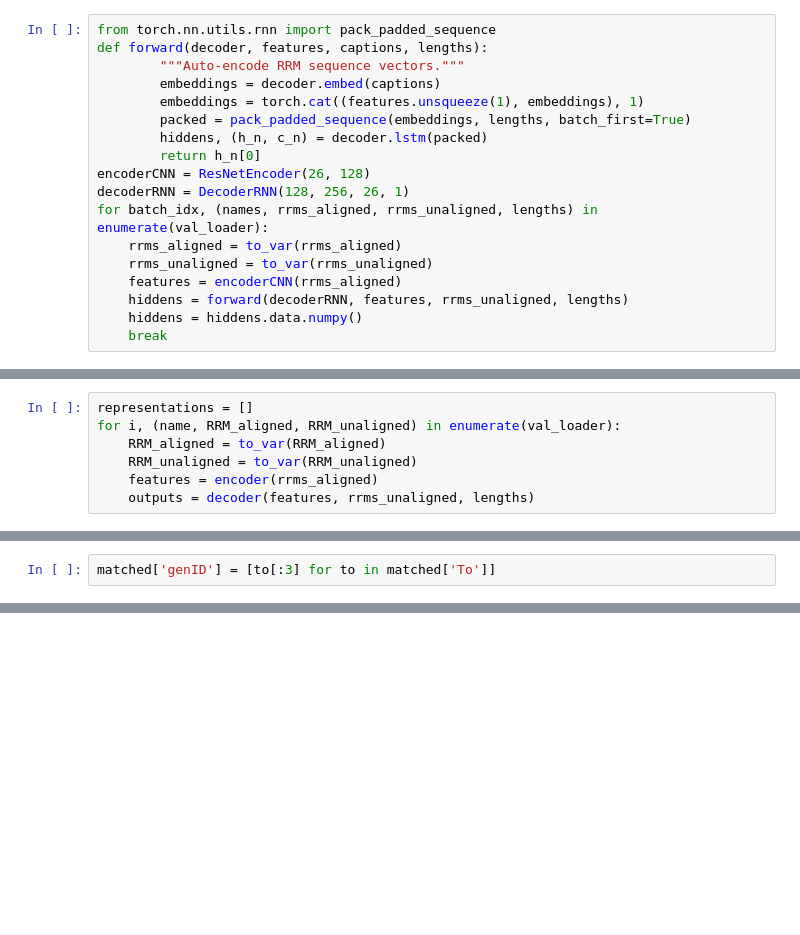
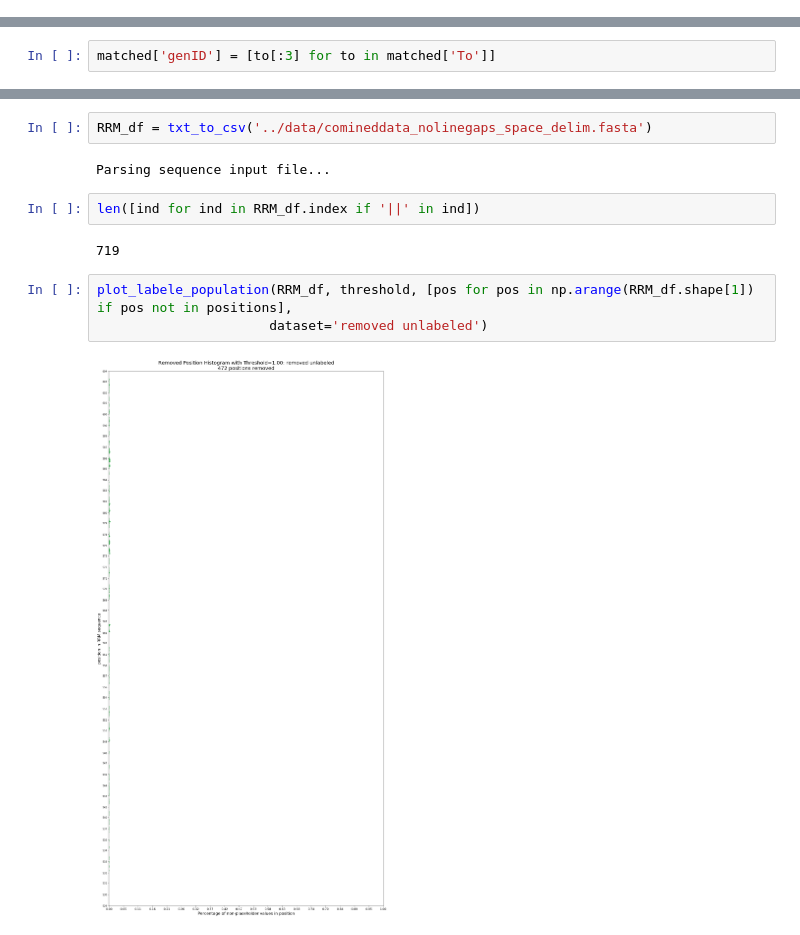
Before and after one commit to ostwind/ProteinLatentRep, a Jupyter notebook: CNN_LSTM/CNN_LSTM_tSNE.ipynb, the cells around one changed output, grey strips where cells are left out. Saved outputs shown, nothing was run; the diff lists cells and outputs as text; blank space fills up the shorter version.

```diff
--- a/CNN_LSTM/CNN_LSTM_tSNE.ipynb
+++ b/CNN_LSTM/CNN_LSTM_tSNE.ipynb
@@ -23,18 +0,0 @@ val_loader = DataLoader(val_loader, batch_size=4,
-# %%
-from torch.nn.utils.rnn import pack_padded_sequence
-def forward(decoder, features, captions, lengths):
-        """Auto-encode RRM sequence vectors."""
-        embeddings = decoder.embed(captions)
-        embeddings = torch.cat((features.unsqueeze(1), embeddings), 1)
-        packed = pack_padded_sequence(embeddings, lengths, batch_first=True)
-        hiddens, (h_n, c_n) = decoder.lstm(packed)
-        return h_n[0]
-encoderCNN = ResNetEncoder(26, 128)
-decoderRNN = DecoderRNN(128, 256, 26, 1)
-for batch_idx, (names, rrms_aligned, rrms_unaligned, lengths) in enumerate(val_loader):
-    rrms_aligned = to_var(rrms_aligned)
-    rrms_unaligned = to_var(rrms_unaligned)
-    features = encoderCNN(rrms_aligned)
-    hiddens = forward(decoderRNN, features, rrms_unaligned, lengths)
-    hiddens = hiddens.data.numpy()
-    break
@@ -105,7 +31,0 @@ len(np.unique([to.split('_')[0] for to in match['To']]))
-# %%
-representations = []
-for i, (name, RRM_aligned, RRM_unaligned) in enumerate(val_loader):
-    RRM_aligned = to_var(RRM_aligned)
-    RRM_unaligned = to_var(RRM_unaligned)
-    features = encoder(rrms_aligned)
-    outputs = decoder(features, rrms_unaligned, lengths)
@@ -252,0 +202,13 @@ len(unique_labels)
+# %%
+RRM_df = txt_to_csv('../data/comineddata_nolinegaps_space_delim.fasta')
+# %% [output]
+Parsing sequence input file...
+# %%
+len([ind for ind in RRM_df.index if '||' in ind])
+# %% [output]
+719
+# %%
+plot_labele_population(RRM_df, threshold, [pos for pos in np.arange(RRM_df.shape[1]) if pos not in positions],
+                      dataset='removed unlabeled')
+# %% [output]
+[figure, added]
```
Also changed, not shown: parts of 35 cells of this notebook, 4 other files.
